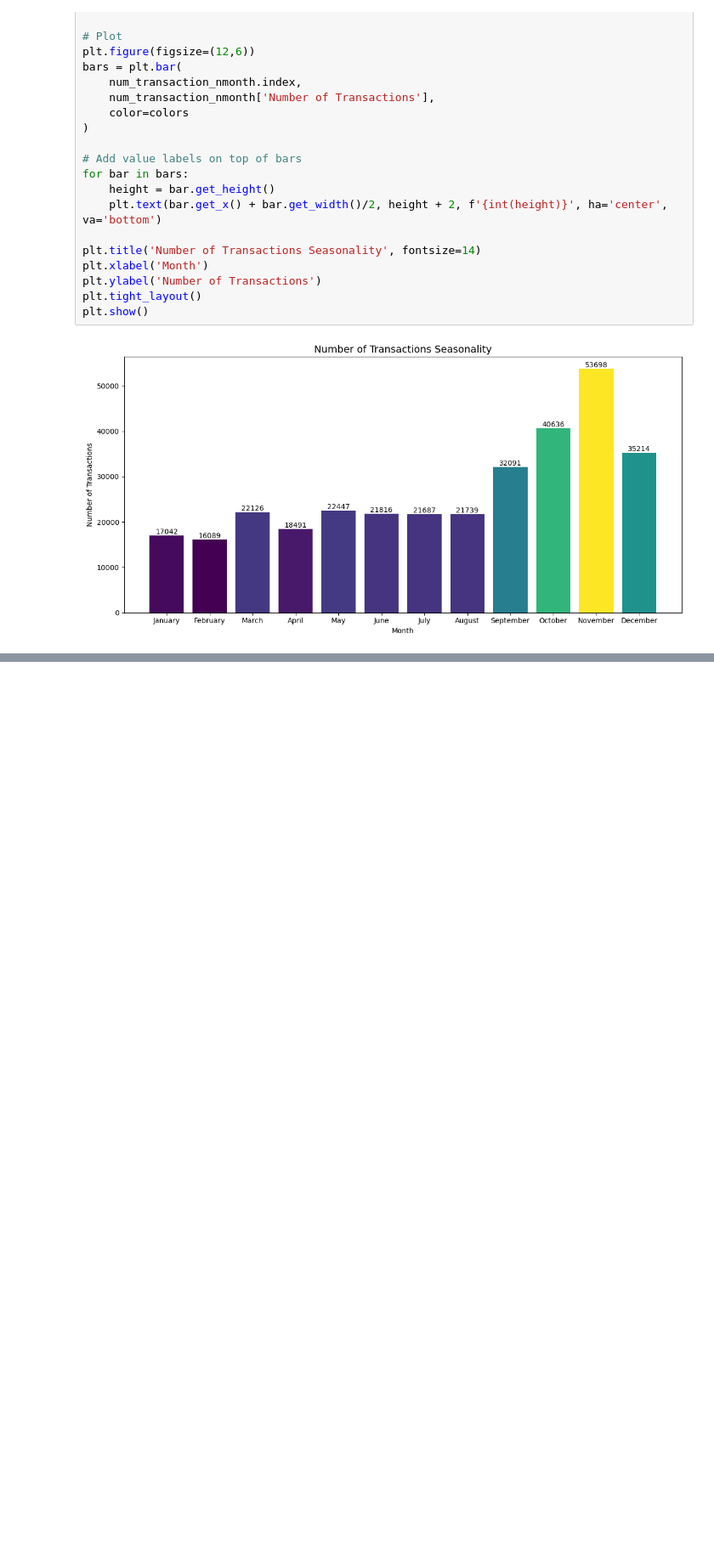
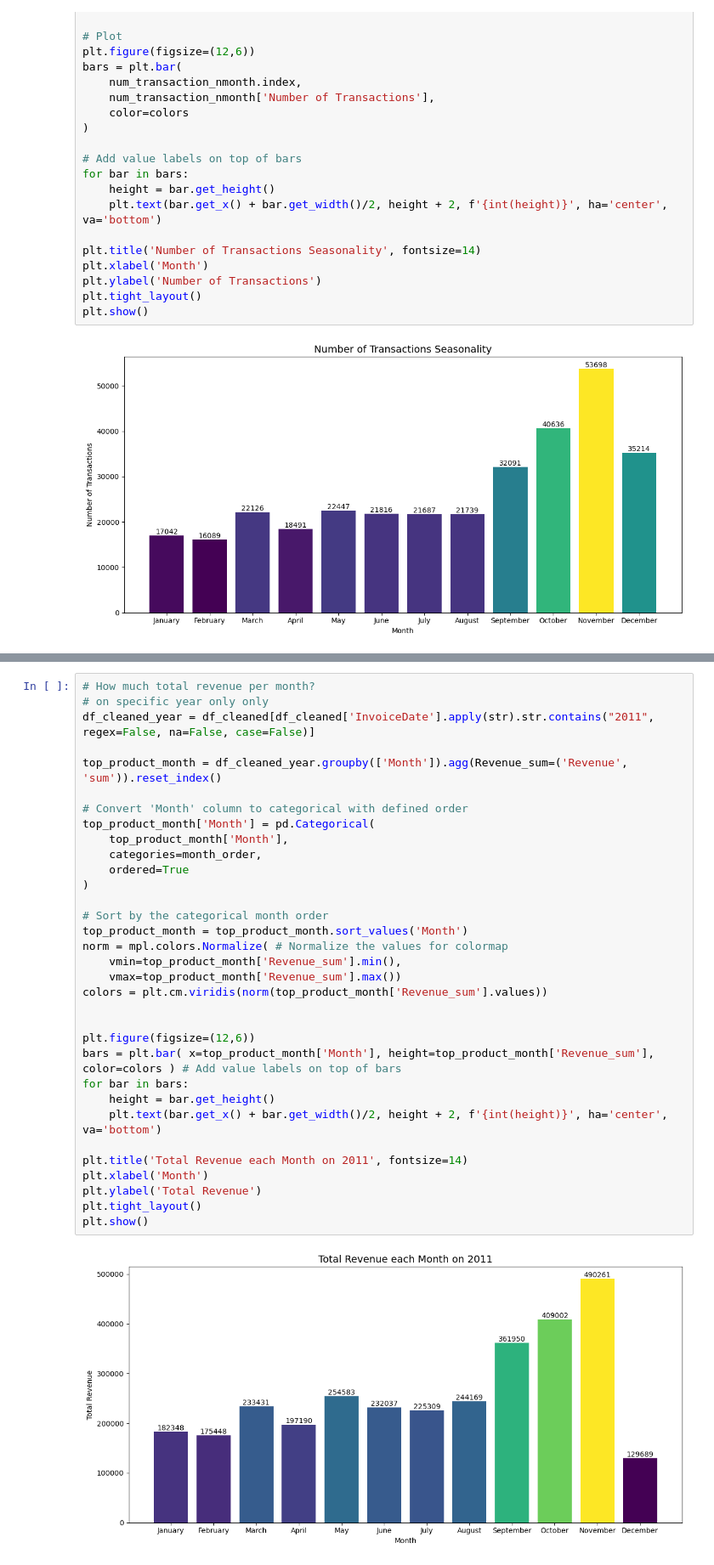
Before and after one commit to daffwwz/python-online-retail-analysis, a Jupyter notebook: online_retail.ipynb, the cells around one changed output, grey strips where cells are left out. Shown at 85% size. Cells and saved outputs as stored; diff of their text form; blank space fills up the shorter version.

Commit message:
added total revenue for 2011

```diff
--- a/online_retail.ipynb
+++ b/online_retail.ipynb
@@ -370,0 +371,35 @@ plt.show()
+# %%
+# How much total revenue per month?
+# on specific year only only
+df_cleaned_year = df_cleaned[df_cleaned['InvoiceDate'].apply(str).str.contains("2011", regex=False, na=False, case=False)]
+
+top_product_month = df_cleaned_year.groupby(['Month']).agg(Revenue_sum=('Revenue', 'sum')).reset_index()
+
+# Convert 'Month' column to categorical with defined order
+top_product_month['Month'] = pd.Categorical(
+    top_product_month['Month'],
+    categories=month_order,
+    ordered=True
+)
+
+# Sort by the categorical month order
+top_product_month = top_product_month.sort_values('Month')
+norm = mpl.colors.Normalize( # Normalize the values for colormap
+    vmin=top_product_month['Revenue_sum'].min(),
+    vmax=top_product_month['Revenue_sum'].max())
+colors = plt.cm.viridis(norm(top_product_month['Revenue_sum'].values))
+
+
+plt.figure(figsize=(12,6))
+bars = plt.bar( x=top_product_month['Month'], height=top_product_month['Revenue_sum'], color=colors ) # Add value labels on top of bars
+for bar in bars:
+    height = bar.get_height()
+    plt.text(bar.get_x() + bar.get_width()/2, height + 2, f'{int(height)}', ha='center', va='bottom')
+
+plt.title('Total Revenue each Month on 2011', fontsize=14)
+plt.xlabel('Month')
+plt.ylabel('Total Revenue')
+plt.tight_layout()
+plt.show()
+# %% [output]
+[figure, added]
```
Also changed, not shown: parts of 1 cell of this notebook.
